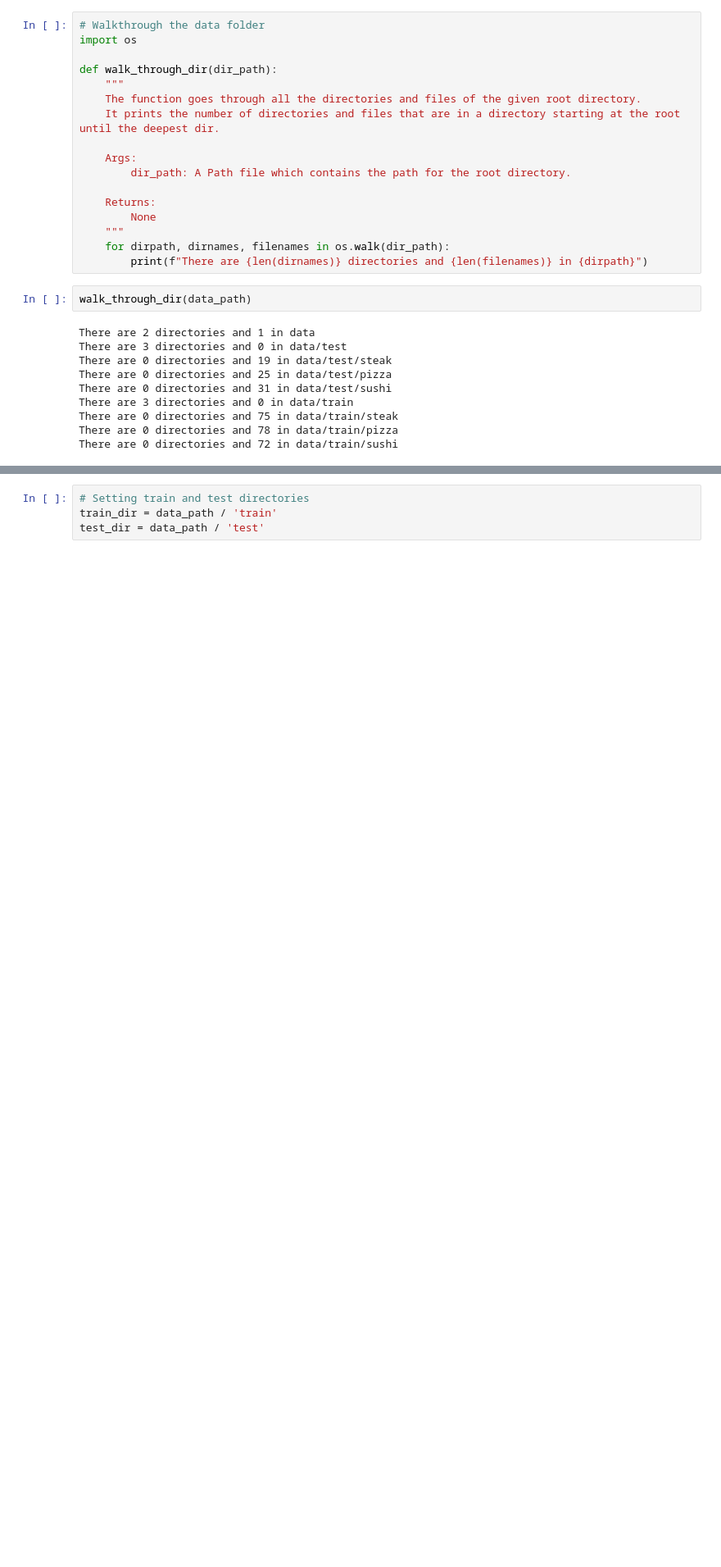
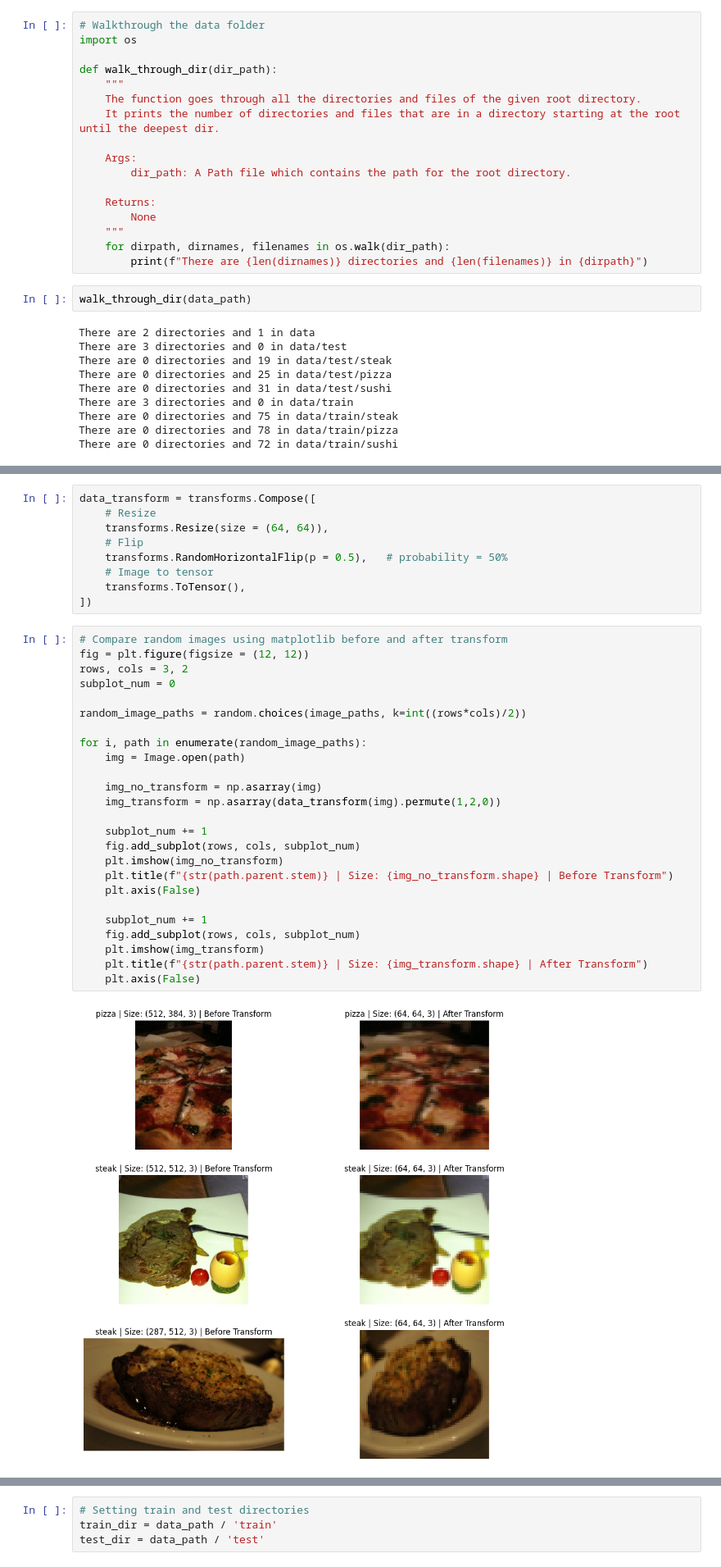
Before and after one commit to abhayrokkam/learning-pytorch, a Jupyter notebook: 05-CustomDatasets/custom_datasets.ipynb, the cells around one changed output, grey strips where cells are left out. Shown at 82% size. Saved outputs shown, nothing was run; the diff lists cells and outputs as text; blank space fills up the shorter version.

```diff
--- a/05-CustomDatasets/custom_datasets.ipynb
+++ b/05-CustomDatasets/custom_datasets.ipynb
@@ -87,0 +121,36 @@ There are 0 directories and 72 in data/train/sushi
+# %%
+data_transform = transforms.Compose([
+    # Resize
+    transforms.Resize(size = (64, 64)),
+    # Flip
+    transforms.RandomHorizontalFlip(p = 0.5),   # probability = 50%
+    # Image to tensor
+    transforms.ToTensor(),
+])
+# %%
+# Compare random images using matplotlib before and after transform
+fig = plt.figure(figsize = (12, 12))
+rows, cols = 3, 2
+subplot_num = 0
+
+random_image_paths = random.choices(image_paths, k=int((rows*cols)/2))
+
+for i, path in enumerate(random_image_paths):
+    img = Image.open(path)
+
+    img_no_transform = np.asarray(img)
+    img_transform = np.asarray(data_transform(img).permute(1,2,0))
+
+    subplot_num += 1
+    fig.add_subplot(rows, cols, subplot_num)
+    plt.imshow(img_no_transform)
+    plt.title(f"{str(path.parent.stem)} | Size: {img_no_transform.shape} | Before Transform")
+    plt.axis(False)
+
+    subplot_num += 1
+    fig.add_subplot(rows, cols, subplot_num)
+    plt.imshow(img_transform)
+    plt.title(f"{str(path.parent.stem)} | Size: {img_transform.shape} | After Transform")
+    plt.axis(False)
+# %% [output]
+[figure, added]
```
Also changed, not shown: parts of 12 cells of this notebook.
